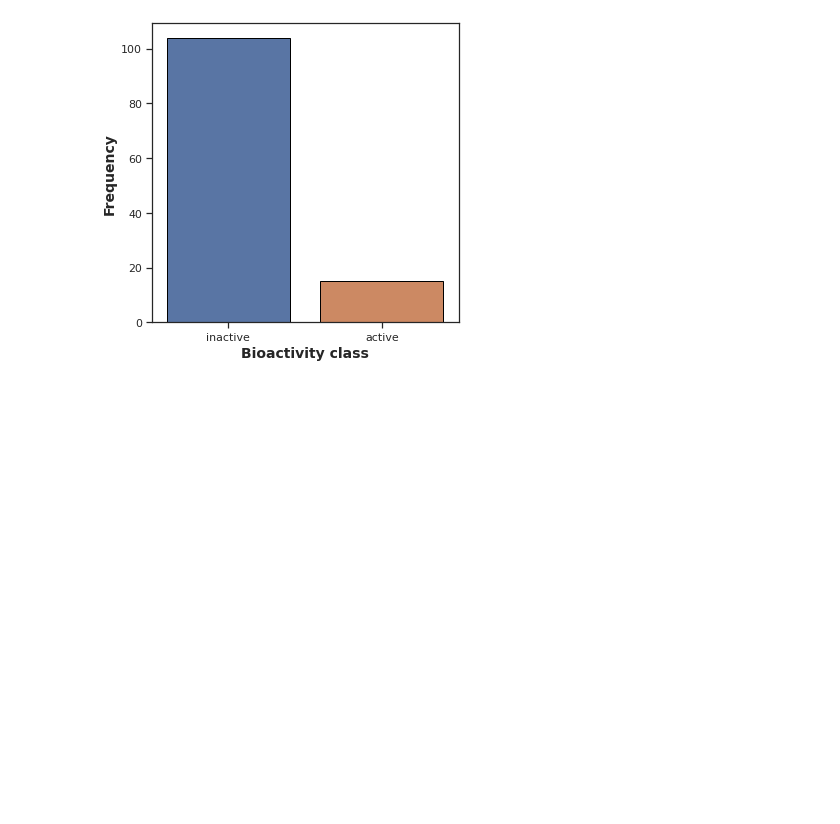
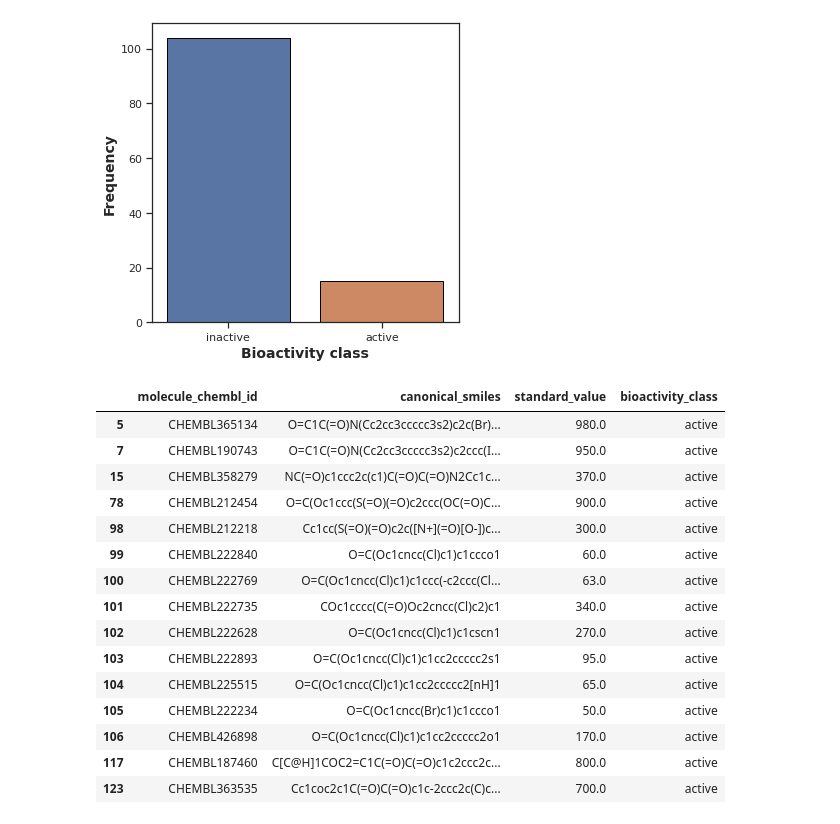
Before and after one commit to anshi-kaaaa/Drug-Discovery, a Jupyter notebook: drug_discovery_coronavirus.ipynb, the cells around one changed output. Cells and saved outputs as stored; diff of their text form; code cells hidden in the pictures; blank space fills up the shorter version.

```diff
--- a/drug_discovery_coronavirus.ipynb
+++ b/drug_discovery_coronavirus.ipynb
@@ -265,3 +265,23 @@ plt.ylabel('Frequency', fontsize=14, fontweight='bold')
 plt.savefig('plot_bioactivity_class.pdf')
 # %% [output]
 [figure]
+# %%
+active_compound = bioactivity_data[bioactivity_data.bioactivity_class == 'active']
+active_compound
+# %% [output]
+|  | molecule_chembl_id | canonical_smiles | standard_value | bioactivity_class |
+| 5 | CHEMBL365134 | O=C1C(=O)N(Cc2cc3ccccc3s2)c2c(Br)... | 980.0 | active |
+| 7 | CHEMBL190743 | O=C1C(=O)N(Cc2cc3ccccc3s2)c2ccc(I... | 950.0 | active |
+| 15 | CHEMBL358279 | NC(=O)c1ccc2c(c1)C(=O)C(=O)N2Cc1c... | 370.0 | active |
+| 78 | CHEMBL212454 | O=C(Oc1ccc(S(=O)(=O)c2ccc(OC(=O)C... | 900.0 | active |
+| 98 | CHEMBL212218 | Cc1cc(S(=O)(=O)c2c([N+](=O)[O-])c... | 300.0 | active |
+| 99 | CHEMBL222840 | O=C(Oc1cncc(Cl)c1)c1ccco1 | 60.0 | active |
+| 100 | CHEMBL222769 | O=C(Oc1cncc(Cl)c1)c1ccc(-c2ccc(Cl... | 63.0 | active |
+| 101 | CHEMBL222735 | COc1cccc(C(=O)Oc2cncc(Cl)c2)c1 | 340.0 | active |
+| 102 | CHEMBL222628 | O=C(Oc1cncc(Cl)c1)c1cscn1 | 270.0 | active |
+| 103 | CHEMBL222893 | O=C(Oc1cncc(Cl)c1)c1cc2ccccc2s1 | 95.0 | active |
+| 104 | CHEMBL225515 | O=C(Oc1cncc(Cl)c1)c1cc2ccccc2[nH]1 | 65.0 | active |
+| 105 | CHEMBL222234 | O=C(Oc1cncc(Br)c1)c1ccco1 | 50.0 | active |
+| 106 | CHEMBL426898 | O=C(Oc1cncc(Cl)c1)c1cc2ccccc2o1 | 170.0 | active |
+| 117 | CHEMBL187460 | C[C@H]1COC2=C1C(=O)C(=O)c1c2ccc2c... | 800.0 | active |
+| 123 | CHEMBL363535 | Cc1coc2c1C(=O)C(=O)c1c-2ccc2c(C)c... | 700.0 | active |
```
